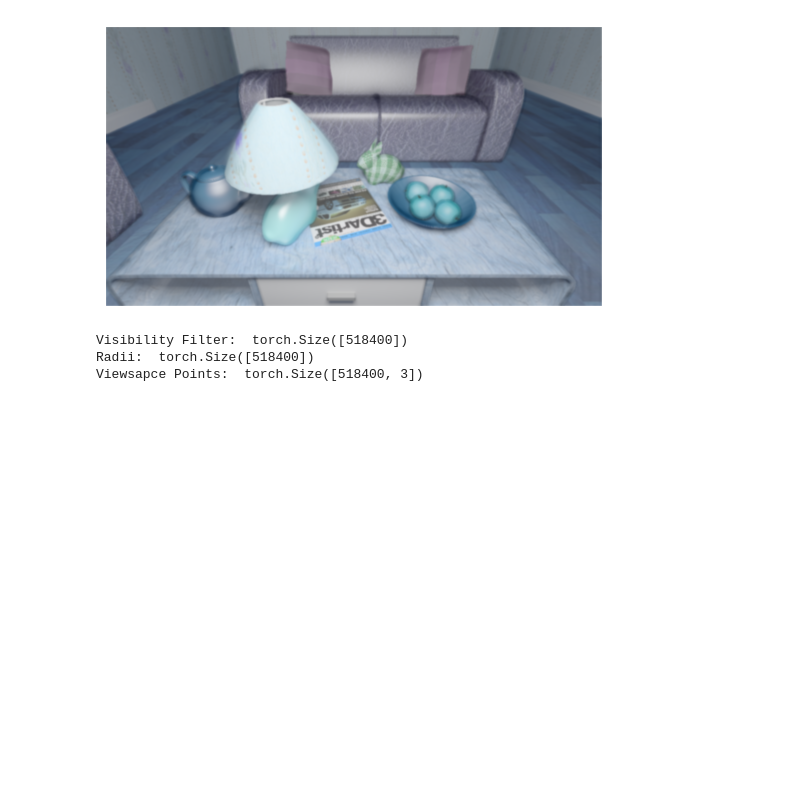
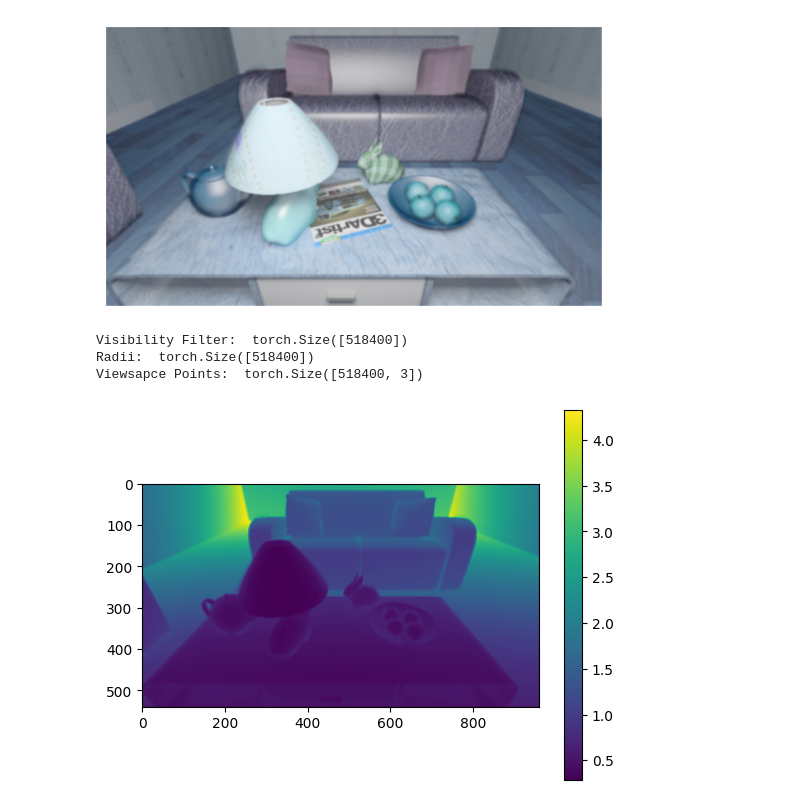
Before and after one commit to viswaravi/gaussian-splatting, a Jupyter notebook: Progressive_Train-Synthetic.ipynb, the cells around one changed output. Cells and saved outputs as stored; diff of their text form; code cells hidden in the pictures; blank space fills up the shorter version.

```diff
--- a/Progressive_Train-Synthetic.ipynb
+++ b/Progressive_Train-Synthetic.ipynb
@@ -203,13 +190,15 @@ Viewsapce Points:  torch.Size([518400, 3])
 # %%
 raster_depth_map, visibility_map = getGaussianDepthMap(viewpoint_stack[0], gaussians, pipeline)
 
 # Account for 0 depth
 default_depth = 999.0
 raster_depth_map = raster_depth_map #* ~(raster_depth_map==default_depth)
 # print(raster_depth_map.min(), raster_depth_map.max())
 # showTensorDepthImage(raster_depth_map)
 
 image_array = raster_depth_map.cpu().numpy()
-plt.imshow(image_array, cmap='gray')
+plt.imshow(image_array)
 plt.colorbar()
 plt.show()
+# %% [output]
+[figure, added]
```
Also changed, not shown: parts of 18 cells of this notebook, 10 other files.
